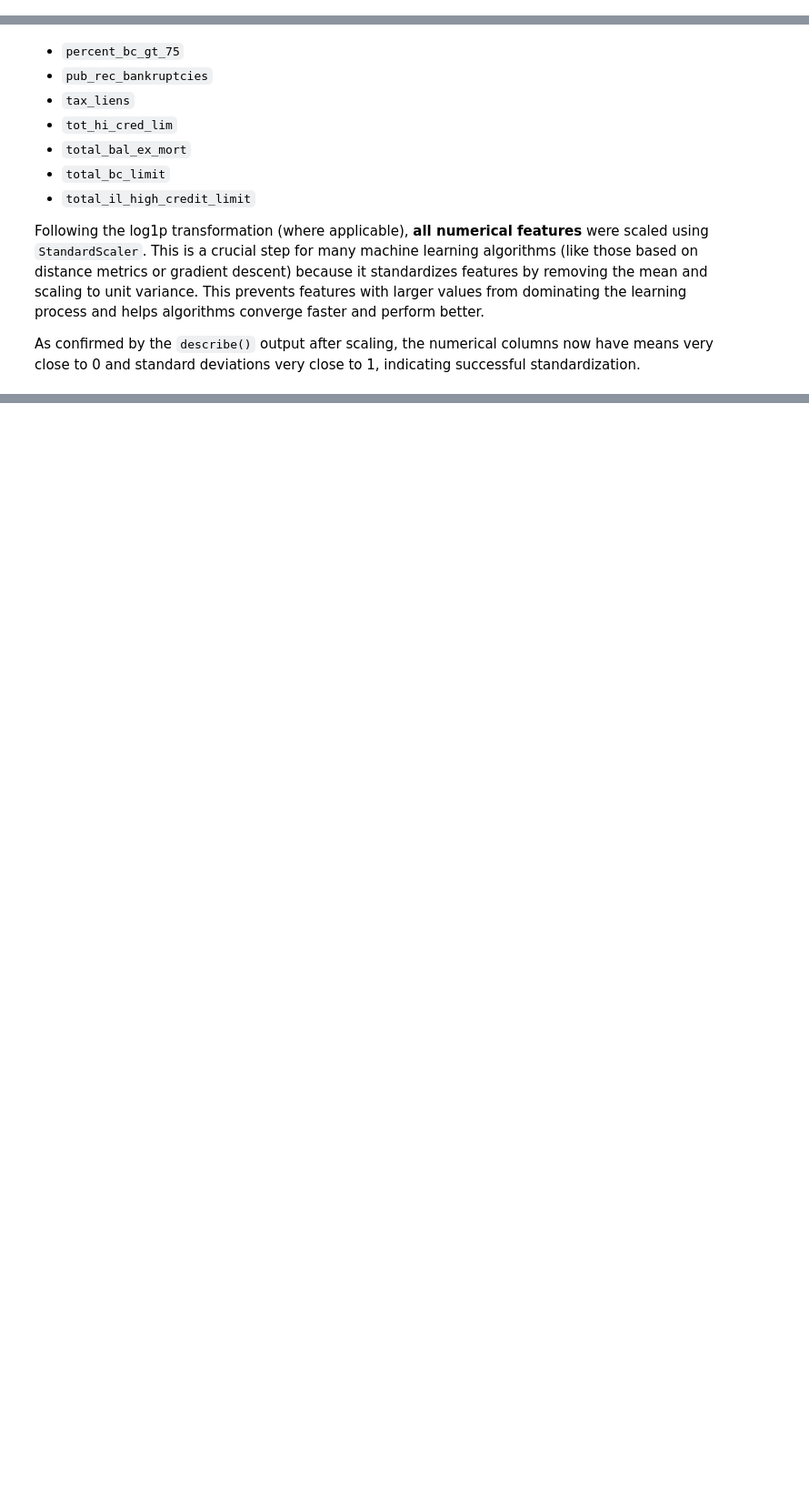
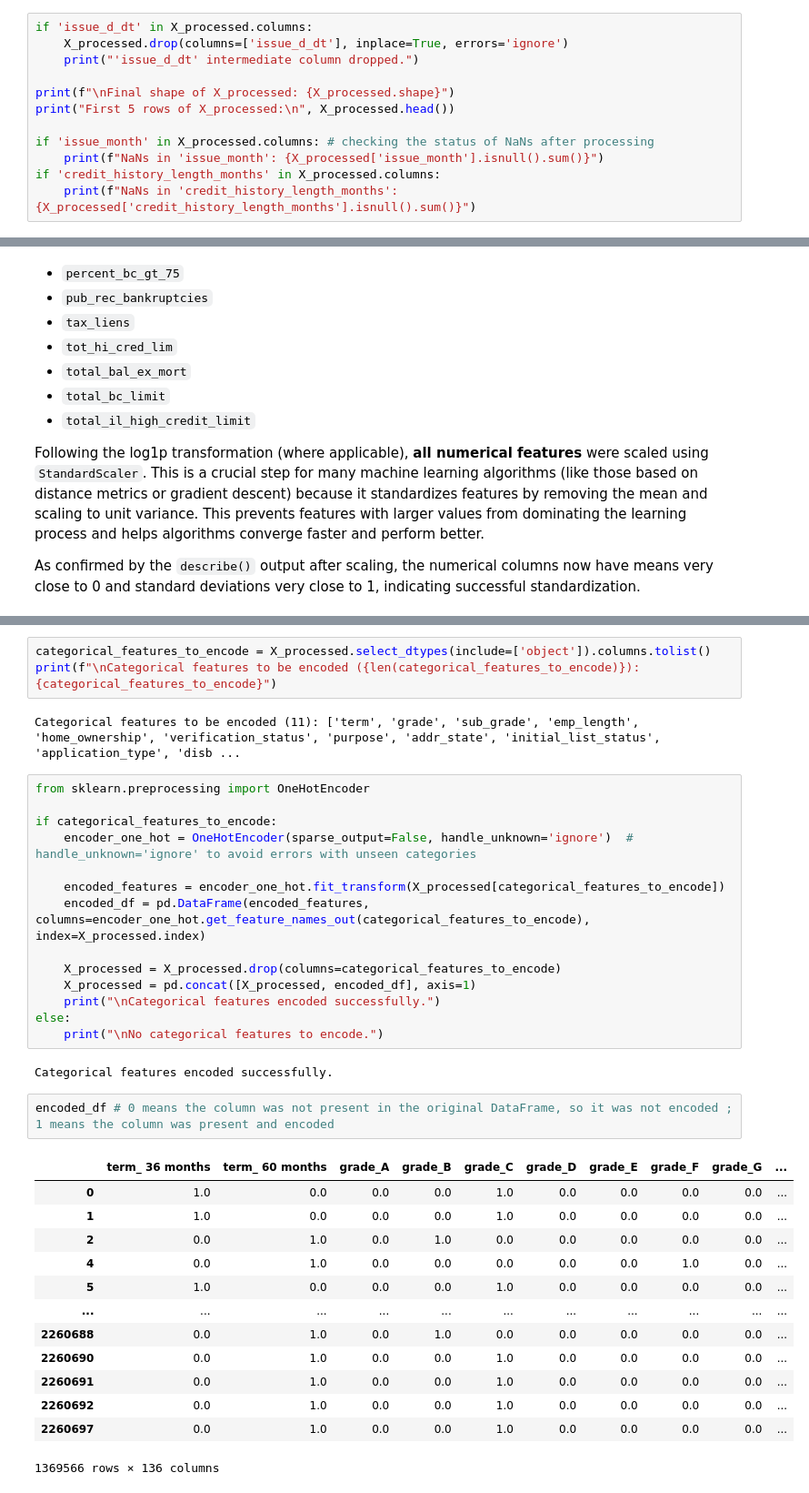
Before and after one commit to Siph0n2709/Credit-Risk-Prediction-ML, a Jupyter notebook: 02_Data_Preprocessing.ipynb, the cells around one changed output, grey strips where cells are left out. Shown: that part at 91% size. Cells and saved outputs as stored; diff of their text form; blank space fills up the shorter version.

Commit message:
Preprocessing: Completed missing value handling and all categorical encoding

```diff
--- a/02_Data_Preprocessing.ipynb
+++ b/02_Data_Preprocessing.ipynb
@@ -113,0 +211,12 @@ X shape: (1369566, 85), y shape: (1369566,)
+# %%
+if 'issue_d_dt' in X_processed.columns:
+    X_processed.drop(columns=['issue_d_dt'], inplace=True, errors='ignore')
+    print("'issue_d_dt' intermediate column dropped.")
+
+print(f"\nFinal shape of X_processed: {X_processed.shape}")
+print("First 5 rows of X_processed:\n", X_processed.head())
+
+if 'issue_month' in X_processed.columns: # checking the status of NaNs after processing
+    print(f"NaNs in 'issue_month': {X_processed['issue_month'].isnull().sum()}")
+if 'credit_history_length_months' in X_processed.columns:
+    print(f"NaNs in 'credit_history_length_months': {X_processed['credit_history_length_months'].isnull().sum()}")
@@ -398,0 +471,37 @@ X_processed
+# %%
+categorical_features_to_encode = X_processed.select_dtypes(include=['object']).columns.tolist()
+print(f"\nCategorical features to be encoded ({len(categorical_features_to_encode)}): {categorical_features_to_encode}")
+# %% [output]
+Categorical features to be encoded (11): ['term', 'grade', 'sub_grade', 'emp_length', 'home_ownership', 'verification_status', 'purpose', 'addr_state', 'initial_list_status', 'application_type', 'disb ...
+# %%
+from sklearn.preprocessing import OneHotEncoder
+
+if categorical_features_to_encode:
+    encoder_one_hot = OneHotEncoder(sparse_output=False, handle_unknown='ignore')  # handle_unknown='ignore' to avoid errors with unseen categories
+
+    encoded_features = encoder_one_hot.fit_transform(X_processed[categorical_features_to_encode])
+    encoded_df = pd.DataFrame(encoded_features, columns=encoder_one_hot.get_feature_names_out(categorical_features_to_encode), index=X_processed.index)
+
+    X_processed = X_processed.drop(columns=categorical_features_to_encode)
+    X_processed = pd.concat([X_processed, encoded_df], axis=1)
+    print("\nCategorical features encoded successfully.")
+else:
+    print("\nNo categorical features to encode.")
+# %% [output]
+Categorical features encoded successfully.
+# %%
+encoded_df # 0 means the column was not present in the original DataFrame, so it was not encoded ; 1 means the column was present and encoded
+# %% [output]
+|  | term_ 36 months | term_ 60 months | grade_A | grade_B | grade_C | grade_D | grade_E | grade_F | grade_G | ... |
+| 0 | 1.0 | 0.0 | 0.0 | 0.0 | 1.0 | 0.0 | 0.0 | 0.0 | 0.0 | ... |
+| 1 | 1.0 | 0.0 | 0.0 | 0.0 | 1.0 | 0.0 | 0.0 | 0.0 | 0.0 | ... |
+| 2 | 0.0 | 1.0 | 0.0 | 1.0 | 0.0 | 0.0 | 0.0 | 0.0 | 0.0 | ... |
+| 4 | 0.0 | 1.0 | 0.0 | 0.0 | 0.0 | 0.0 | 0.0 | 1.0 | 0.0 | ... |
+| 5 | 1.0 | 0.0 | 0.0 | 0.0 | 1.0 | 0.0 | 0.0 | 0.0 | 0.0 | ... |
+| ... | ... | ... | ... | ... | ... | ... | ... | ... | ... | ... |
+| 2260688 | 0.0 | 1.0 | 0.0 | 1.0 | 0.0 | 0.0 | 0.0 | 0.0 | 0.0 | ... |
+| 2260690 | 0.0 | 1.0 | 0.0 | 0.0 | 1.0 | 0.0 | 0.0 | 0.0 | 0.0 | ... |
+| 2260691 | 0.0 | 1.0 | 0.0 | 0.0 | 1.0 | 0.0 | 0.0 | 0.0 | 0.0 | ... |
+| 2260692 | 0.0 | 1.0 | 0.0 | 0.0 | 1.0 | 0.0 | 0.0 | 0.0 | 0.0 | ... |
+| 2260697 | 0.0 | 1.0 | 0.0 | 0.0 | 1.0 | 0.0 | 0.0 | 0.0 | 0.0 | ... |
+1369566 rows × 136 columns
```
Also changed, not shown: parts of 12 cells of this notebook.
